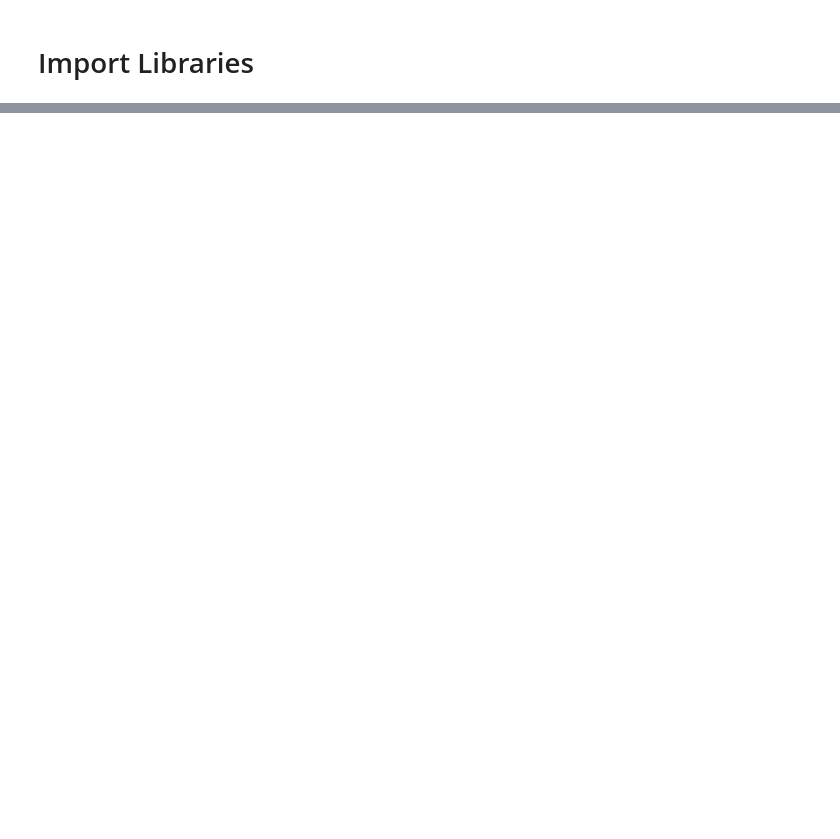
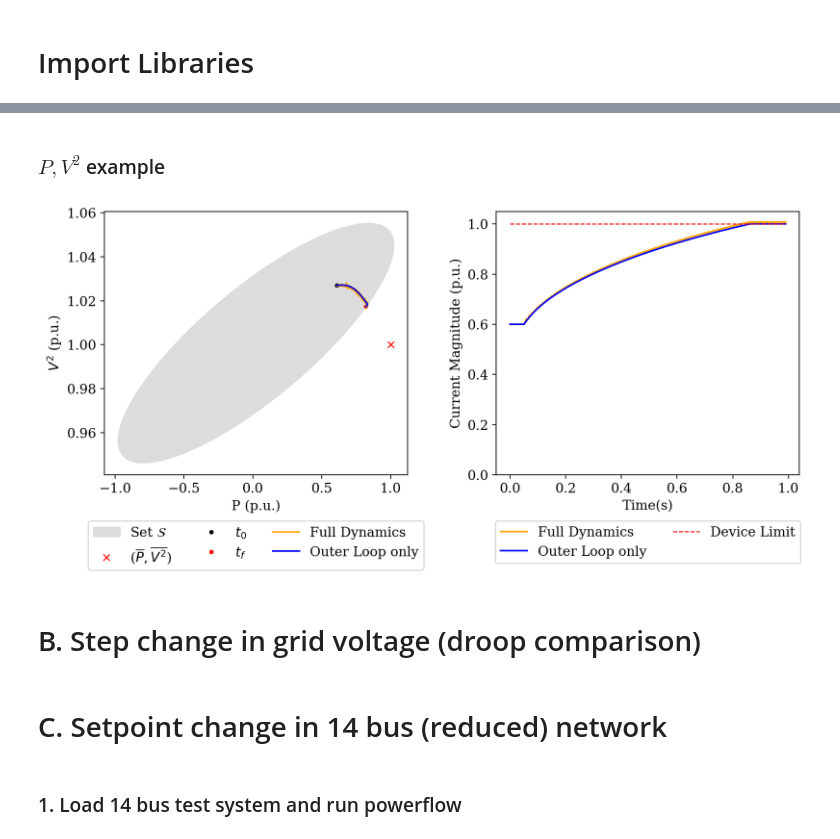
Before and after one commit to lpstreitmatter/Optimal-Safe-Converter-Control, a Jupyter notebook: Optimal_Safe_Converter_Control.ipynb, the cells around one changed output, grey strips where cells are left out. Cells and saved outputs as stored; diff of their text form; code cells hidden in the pictures; blank space fills up the shorter version.

Commit message:
droop control

```diff
--- a/Optimal_Safe_Converter_Control.ipynb
+++ b/Optimal_Safe_Converter_Control.ipynb
@@ -71,0 +105,63 @@ def setpoint_change_with_inner_loop():
+# %% [markdown]
+### $P,V^2$ example
+# %%
+var_names = ["P",r"$V^2$"]
+new_setpoints = [1200,120**2]
+x0 = np.array([2,0])
+freq_outer = 100
+freq_vol = 800
+freq_cur = 3000
+alpha = 1e-5
+
+r_i_val = 0.2
+r_g_val = 0.6
+
+l_i_val = 0.1e-3
+l_g_val = 1.4e-3
+
+R = r_i_val + r_g_val
+L = l_i_val + l_g_val
+
+ts_inner, Idq_of_t_inner,Vdq_of_t_inner,var1_of_t_inner,var2_of_t_inner = oc.oc_setpoint_change_with_il(new_setpoints, var_names, x0,
+                               r_i_val, l_i_val, r_g_val, l_g_val, c_val, Vg,
+                               Imag_lim_val,omega_nom_val,
+                               rho=0.01,alpha=alpha, dt=1/freq_outer,
+                               starttime=starttime, endtime=endtime,
+                               freq_cur=freq_cur, freq_vol=freq_vol)
+
+ts, Idq_of_t,Vdq_of_t,var1_of_t,var2_of_t = oc.oc_setpoint_change(new_setpoints, var_names, x0, R, L, Vg,
+                        Imag_lim_val,omega_nom_val,
+                        rho=0.01,alpha=alpha, dt=1/freq_outer,
+                        starttime=starttime, endtime=endtime)
+
+
+# Convert to per unit for presentation of results
+new_setpoints_pu = [new_setpoints[0]/S_base, new_setpoints[1]/V_base**2]
+fig,(ax1,ax2) = plt.subplots(1,2,figsize=(10,5))
+
+units = ["p.u.","p.u."]
+trajectory_data = np.vstack([var1_of_t_inner/S_base,var2_of_t_inner/V_base**2]).T
+region_data = plot.set_S(var_names,Imag_lim_val/I_base,v_nom_val/V_base,L/Z_base,R/Z_base,omega_nom_val,pu=True)
+ax1.fill(region_data[:,0],region_data[:,1],c="gainsboro",label=r"Set $\mathcal{S}$")
+ax1.plot(new_setpoints_pu[0],new_setpoints_pu[1],"rx",label=fr"($\overline{{{var_names[0]}}},\overline{{{var_names[1].strip('$')}}}$)")
+ax1.plot(trajectory_data[0,0],trajectory_data[0,1],"k.",label=r"$t_0$")
+ax1.plot(trajectory_data[-1,0],trajectory_data[-1,1],"r.",label=r"$t_f$")
+ax1.plot(trajectory_data[:,0], trajectory_data[:,1], label="Full Dynamics",c="orange")
+ax1.plot(var1_of_t/S_base, var2_of_t/V_base**2, c="blue", label="Outer Loop only")
+ax1.set_xlabel(f"{var_names[0]} ({units[0]})")
+ax1.set_ylabel(f"{var_names[1]} ({units[1]})")
+ax1.legend(loc='upper center', bbox_to_anchor=(0.5, -0.15), ncol=3)
+
+
+ax2.plot(ts_inner, np.linalg.norm(Idq_of_t_inner/I_base,axis=0),label="Full Dynamics",c="orange")
+ax2.plot(ts, np.linalg.norm(Idq_of_t,axis=0)/I_base,label="Outer Loop only",c="blue")
+ax2.plot(ts, (Imag_lim_val/I_base) * np.ones(len(ts)),"r--",linewidth=1,label="Device Limit")
+ax2.set_ylim(bottom=0, top=1.05*(Imag_lim_val/I_base))
+ax2.set_ylabel("Current Magnitude (p.u.)")
+ax2.set_xlabel("Time(s)")
+ax2.legend(loc='upper center', bbox_to_anchor=(0.5, -0.15), ncol=2)
+plt.tight_layout()
+# %% [output]
+[figure, added]
+# %% [markdown]
+# B. Step change in grid voltage (droop comparison)
@@ -71,0 +170,4 @@ def setpoint_change_with_inner_loop():
+# %% [markdown]
+# C. Setpoint change in 14 bus (reduced) network
+# %% [markdown]
+### 1. Load 14 bus test system and run powerflow
```
Also changed, not shown: parts of 24 cells of this notebook, 7 other files.
